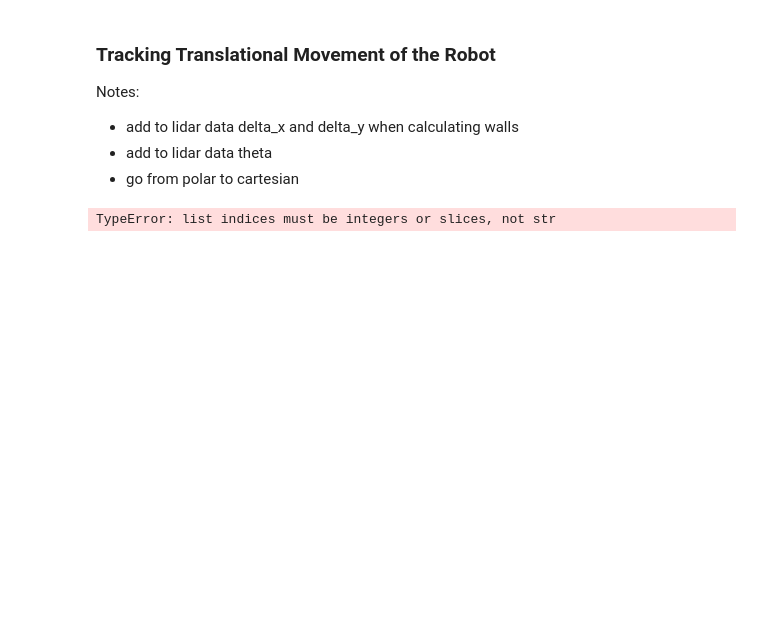
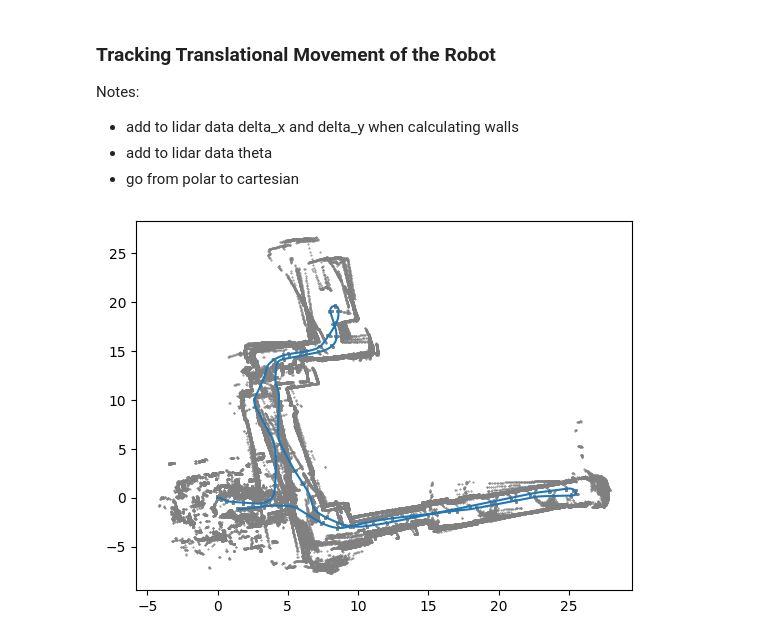
Before and after one commit to Kalva014/SLAM, a Jupyter notebook: SLAM.ipynb, the cells around one changed output. Drawn from its saved outputs; the diff is of its cells as text; code cells hidden in the pictures; blank space fills up the shorter version.

```diff
--- a/SLAM.ipynb
+++ b/SLAM.ipynb
@@ -99,32 +99,31 @@ Notes:
 - add to lidar data delta_x and delta_y when calculating walls
 - add to lidar data theta
 - go from polar to cartesian
-# %%
-test = lidar[0]['scan']
-# %% [output]
-TypeError: list indices must be integers or slices, not str
 # %%
 # Take rolling sum of all the points
 delta_x = ((e_l + e_r) / 2) * np.cos(theta)
 delta_y = ((e_l + e_r) / 2) * np.sin(theta)
 
 # Initialize the plot
 fig, ax = plt.subplots()
 
 for t in range(1, enc_ts.shape[0]):
     delta_x[t] += delta_x[t - 1]
     delta_y[t] += delta_y[t - 1]
 
     # Build walls from polar to cartesian
     rho = lidar[t]['scan'].flatten()
     phi = (lidar[t]['angle'].flatten())
     wall_x = (rho * np.cos(phi + theta[t])) + delta_x[t]
     wall_y = (rho * np.sin(phi + theta[t])) + delta_y[t]
-    ax.scatter(wall_x, wall_y, c='gray')
+    if t%50 ==0:
+        ax.scatter(wall_x, wall_y, c='gray',s=0.2)
 
 # Plot the line
 x = delta_x
 y = delta_y
 ax.plot(x, y)
 plt.show()
 plt.close()
+# %% [output]
+[figure, added]
```
Also changed, not shown: parts of 1 cell of this notebook.
